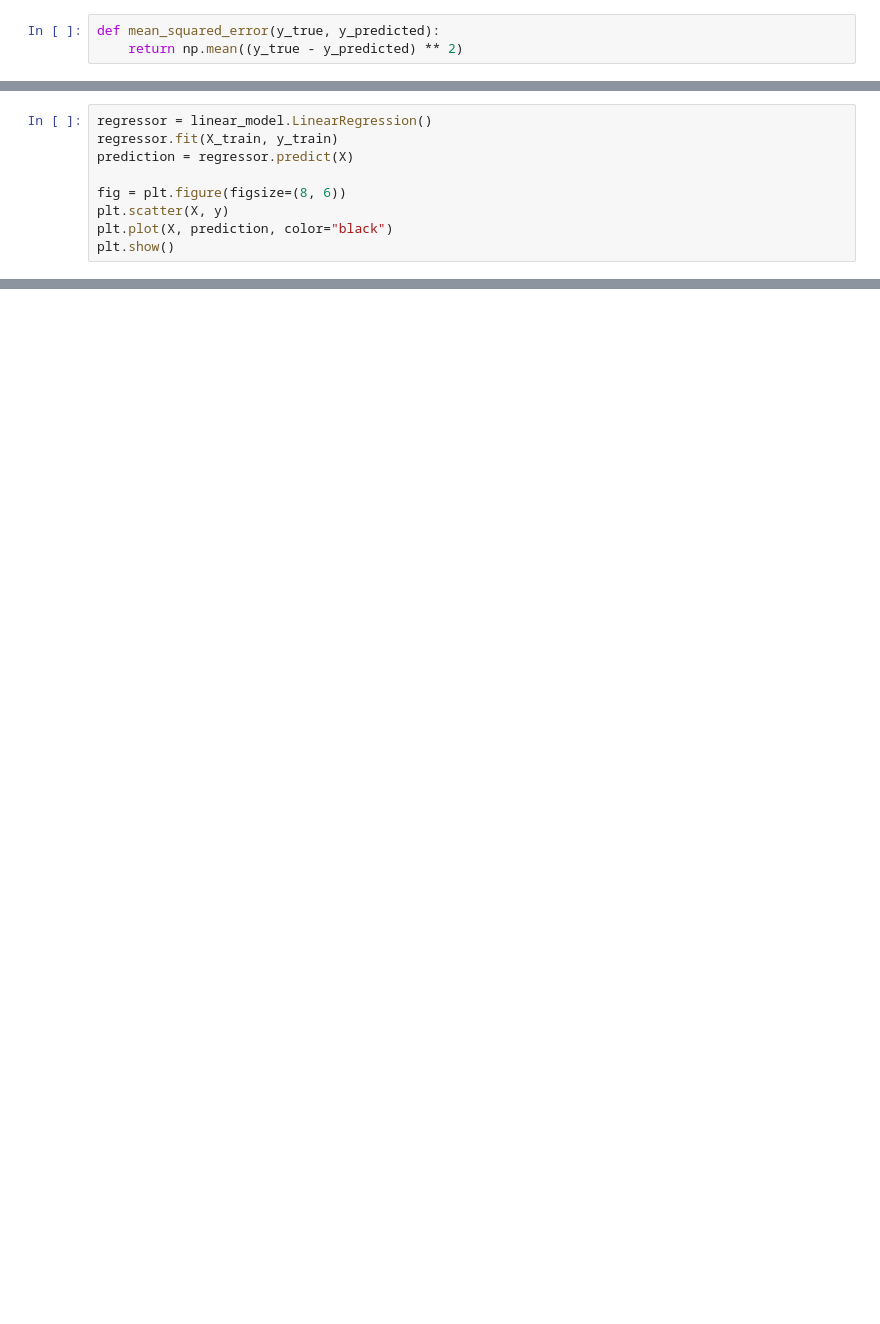
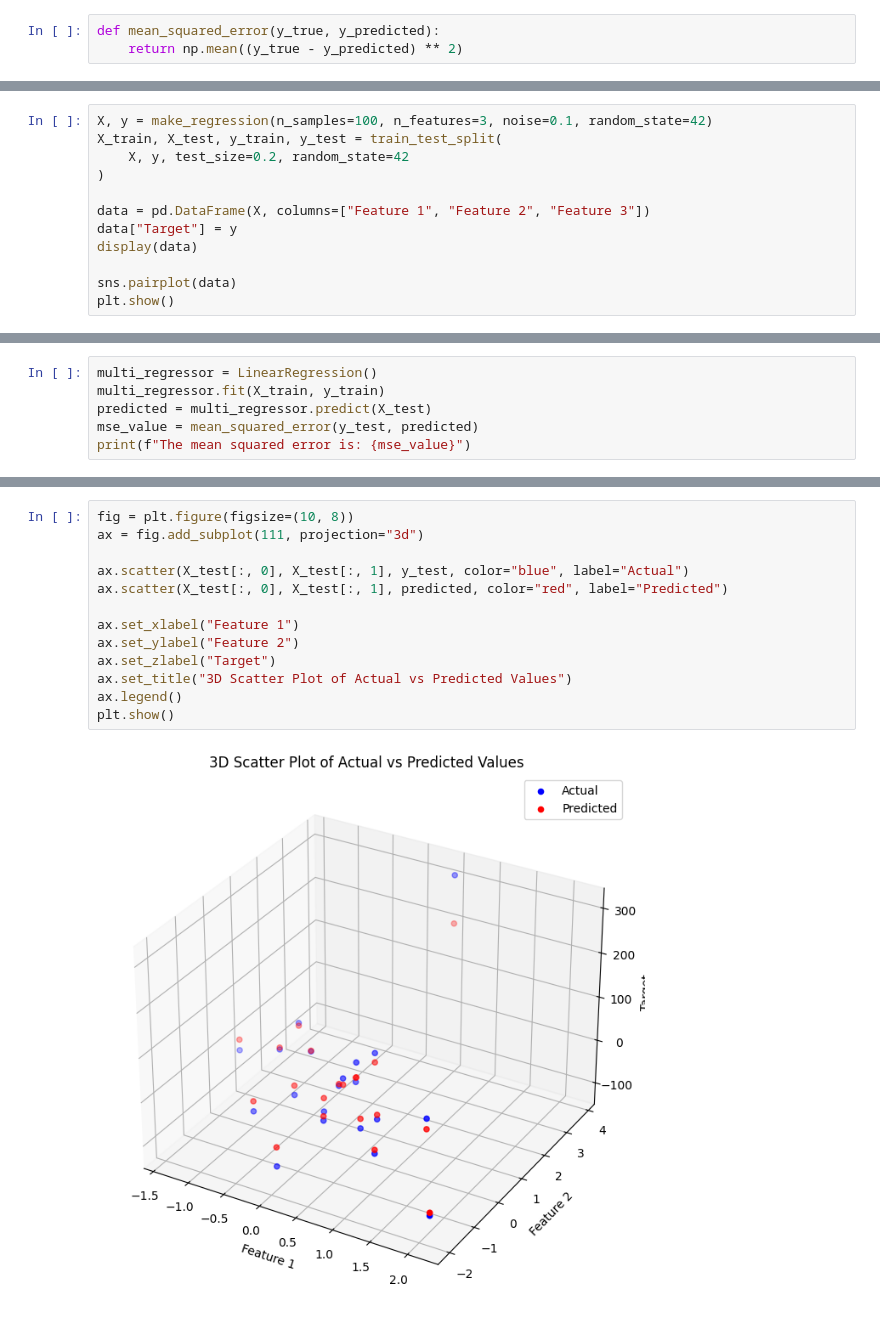
Before and after one commit to wuihee/machine-learning-algorithms, a Jupyter notebook: notebooks/1-linear-regression.ipynb, the cells around one changed output, grey strips where cells are left out. Saved outputs shown, nothing was run; the diff lists cells and outputs as text; blank space fills up the shorter version.

```diff
--- a/notebooks/1-linear-regression.ipynb
+++ b/notebooks/1-linear-regression.ipynb
@@ -143,0 +153,12 @@ ValueError: x and y must be the same size
+# %%
+X, y = make_regression(n_samples=100, n_features=3, noise=0.1, random_state=42)
+X_train, X_test, y_train, y_test = train_test_split(
+    X, y, test_size=0.2, random_state=42
+)
+
+data = pd.DataFrame(X, columns=["Feature 1", "Feature 2", "Feature 3"])
+data["Target"] = y
+display(data)
+
+sns.pairplot(data)
+plt.show()
@@ -146,9 +181,0 @@ ValueError: x and y must be the same size
-# %%
-regressor = linear_model.LinearRegression()
-regressor.fit(X_train, y_train)
-prediction = regressor.predict(X)
-
-fig = plt.figure(figsize=(8, 6))
-plt.scatter(X, y)
-plt.plot(X, prediction, color="black")
-plt.show()
@@ -156,0 +182,6 @@ plt.show()
+# %%
+multi_regressor = LinearRegression()
+multi_regressor.fit(X_train, y_train)
+predicted = multi_regressor.predict(X_test)
+mse_value = mean_squared_error(y_test, predicted)
+print(f"The mean squared error is: {mse_value}")
@@ -156,0 +192,15 @@ plt.show()
+# %%
+fig = plt.figure(figsize=(10, 8))
+ax = fig.add_subplot(111, projection="3d")
+
+ax.scatter(X_test[:, 0], X_test[:, 1], y_test, color="blue", label="Actual")
+ax.scatter(X_test[:, 0], X_test[:, 1], predicted, color="red", label="Predicted")
+
+ax.set_xlabel("Feature 1")
+ax.set_ylabel("Feature 2")
+ax.set_zlabel("Target")
+ax.set_title("3D Scatter Plot of Actual vs Predicted Values")
+ax.legend()
+plt.show()
+# %% [output]
+[figure, added]
```
Also changed, not shown: parts of 17 cells of this notebook.
